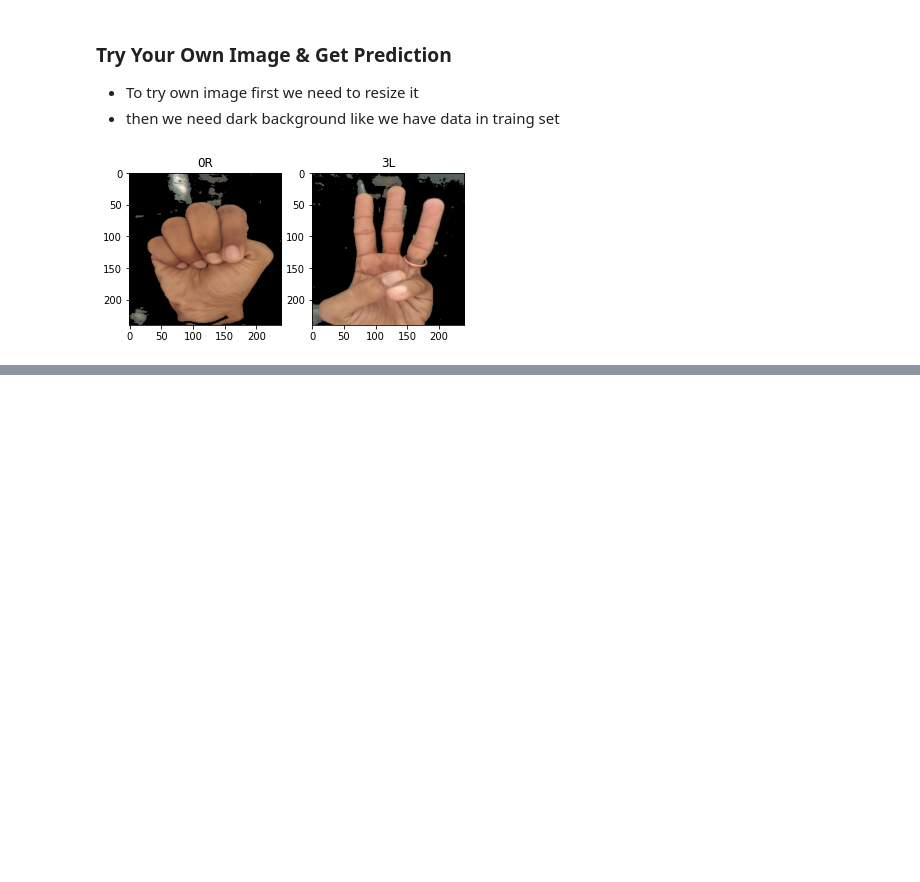
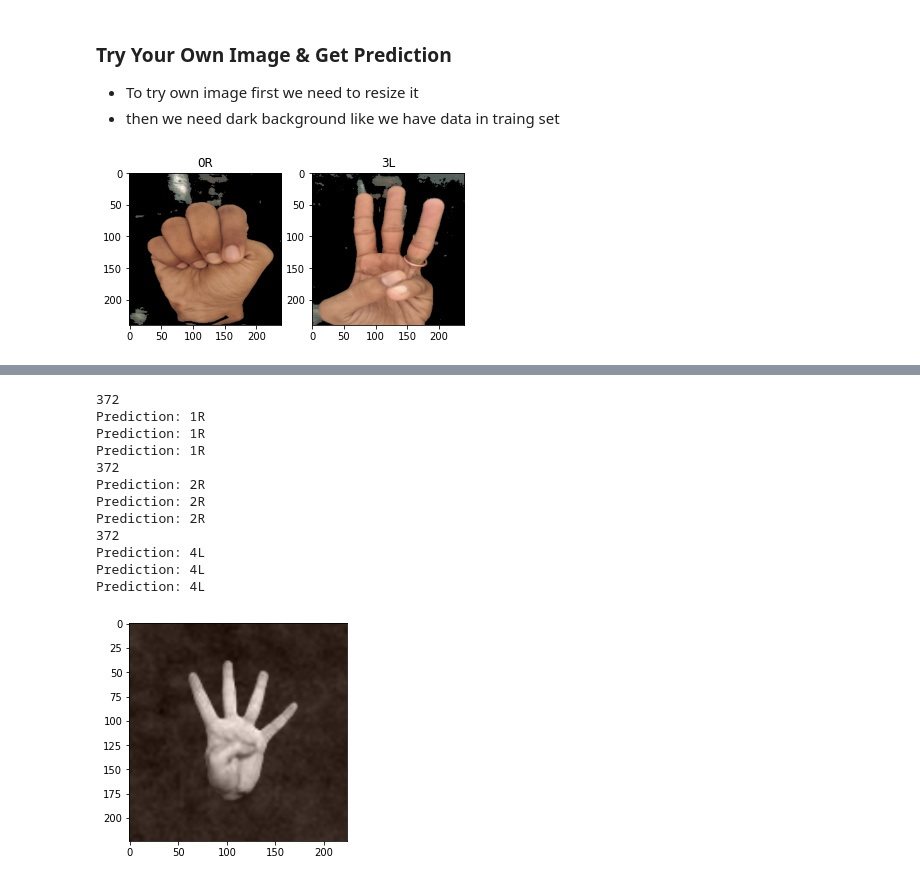
Before and after one commit to karm-patel/Blogs, a Jupyter notebook: _notebooks/2021-04-11-Fingers-Count-using-ResNet.ipynb, the cells around one changed output, grey strips where cells are left out. Saved outputs shown, nothing was run; the diff lists cells and outputs as text; code cells hidden in the pictures; blank space fills up the shorter version.

```diff
--- a/_notebooks/2021-04-11-Fingers-Count-using-ResNet.ipynb
+++ b/_notebooks/2021-04-11-Fingers-Count-using-ResNet.ipynb
@@ -352,0 +348,26 @@ for ax,img in zip(axes,black_images):
+# %%
+import skimage.io
+import skimage.segmentation
+import copy
+import sklearn
+import sklearn.metrics
+from sklearn.linear_model import LinearRegression
+
+dataset_dir = '/content/drive/MyDrive/ResNet Project/'
+
+#load the model which we already trained in previous cells
+resnet_model = tf.keras.models.load_model(dataset_dir+'fingers.h5')
+# %%
+def preprocess_data(x):
+    x_p = keras.applications.resnet50.preprocess_input(x)
+    return x_p
+# %%
+#to mask specific segments of images
+def perturb_image(img,perturbation,segments):
+    active_pixels = np.where(perturbation == 1)[0]
+    mask = np.zeros(segments.shape)
+    for active in active_pixels:
+        mask[segments == active] = 1
+    perturbed_image = copy.deepcopy(img)
+    perturbed_image = perturbed_image*mask[:,:,np.newaxis]
+    return perturbed_image
@@ -352,0 +468,30 @@ for ax,img in zip(axes,black_images):
+# %%
+Test_path = dataset_dir + "Data/"
+data = os.listdir(Test_path)
+insights, original = [], []
+
+i,o = get_insights("1R",Test_path,3)
+insights.append(i)
+original.append(o)
+
+i,o = get_insights("2R",Test_path,3)
+insights.append(i)
+original.append(o)
+
+i,o = get_insights("4L",Test_path,3,12)
+insights.append(i)
+original.append(o)
+# %% [output]
+372
+Prediction: 1R
+Prediction: 1R
+Prediction: 1R
+372
+Prediction: 2R
+Prediction: 2R
+Prediction: 2R
+372
+Prediction: 4L
+Prediction: 4L
+Prediction: 4L
+[figure, added]
```
Also changed, not shown: parts of 8 cells of this notebook.
